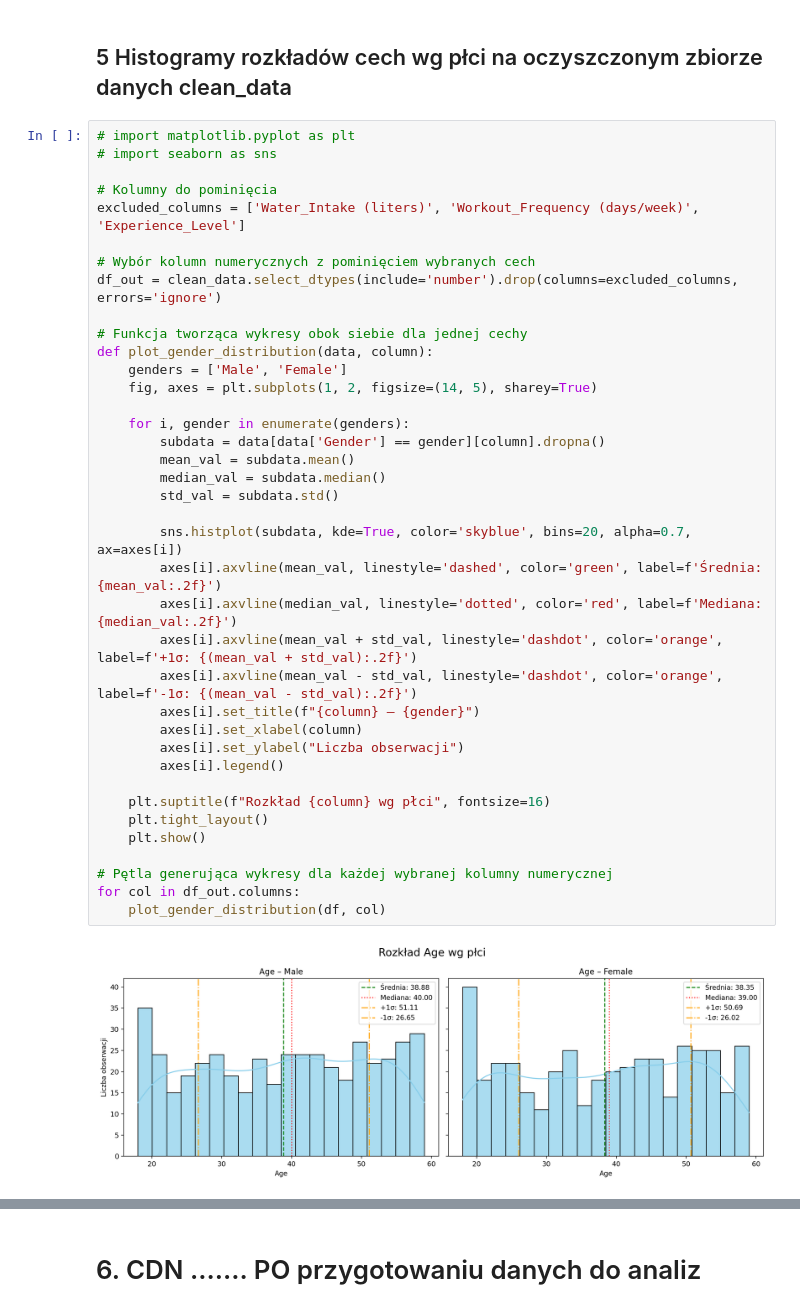
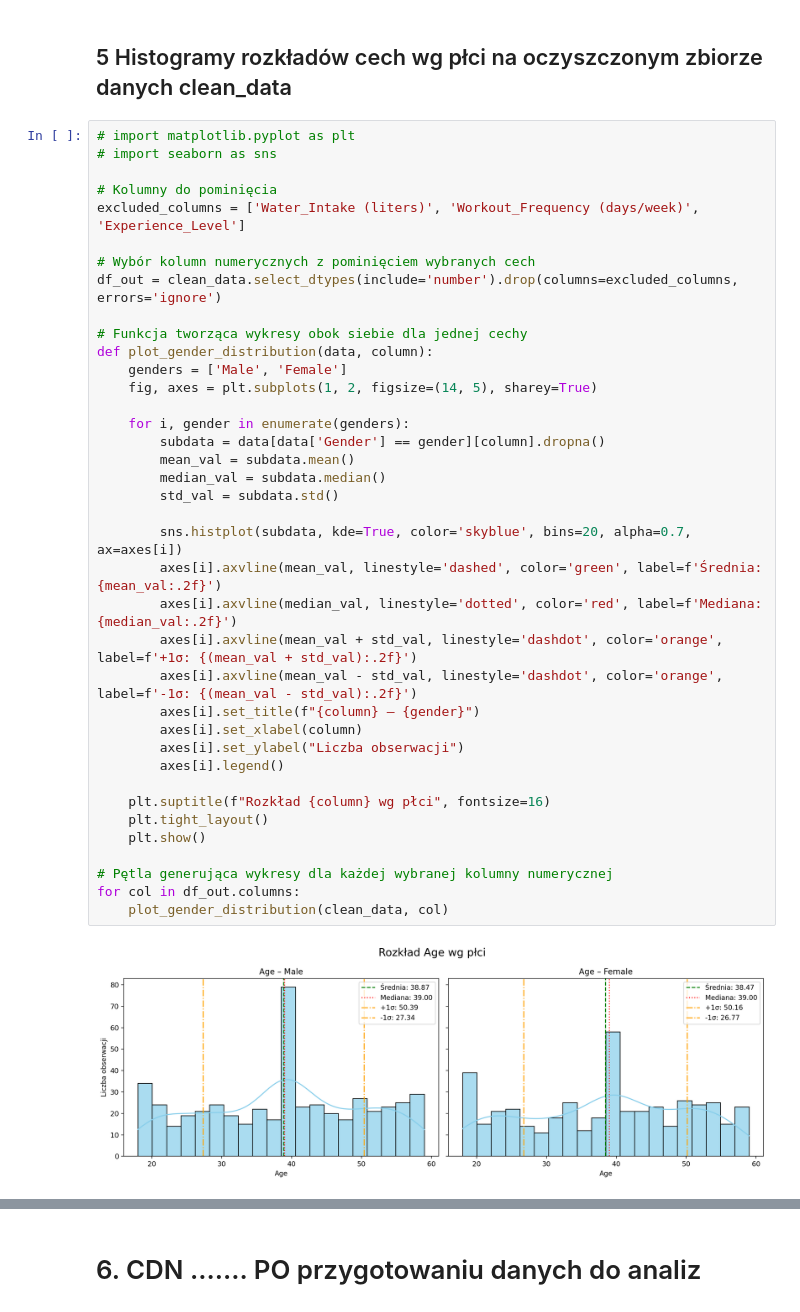
Before and after one commit to annwroblewska/projekt_SAD, a Jupyter notebook: projekt_SAD_ARP.ipynb, the cells around one changed output, grey strips where cells are left out. Cells and saved outputs as stored; diff of their text form.

```diff
--- a/projekt_SAD_ARP.ipynb
+++ b/projekt_SAD_ARP.ipynb
@@ -907,32 +907,32 @@ excluded_columns = ['Water_Intake (liters)', 'Workout_Frequency (days/week)', 'E
 df_out = clean_data.select_dtypes(include='number').drop(columns=excluded_columns, errors='ignore')
 
 # Funkcja tworząca wykresy obok siebie dla jednej cechy
 def plot_gender_distribution(data, column):
     genders = ['Male', 'Female']
     fig, axes = plt.subplots(1, 2, figsize=(14, 5), sharey=True)
 
     for i, gender in enumerate(genders):
         subdata = data[data['Gender'] == gender][column].dropna()
         mean_val = subdata.mean()
         median_val = subdata.median()
         std_val = subdata.std()
 
         sns.histplot(subdata, kde=True, color='skyblue', bins=20, alpha=0.7, ax=axes[i])
         axes[i].axvline(mean_val, linestyle='dashed', color='green', label=f'Średnia: {mean_val:.2f}')
         axes[i].axvline(median_val, linestyle='dotted', color='red', label=f'Mediana: {median_val:.2f}')
         axes[i].axvline(mean_val + std_val, linestyle='dashdot', color='orange', label=f'+1σ: {(mean_val + std_val):.2f}')
         axes[i].axvline(mean_val - std_val, linestyle='dashdot', color='orange', label=f'-1σ: {(mean_val - std_val):.2f}')
         axes[i].set_title(f"{column} – {gender}")
         axes[i].set_xlabel(column)
         axes[i].set_ylabel("Liczba obserwacji")
         axes[i].legend()
 
     plt.suptitle(f"Rozkład {column} wg płci", fontsize=16)
     plt.tight_layout()
     plt.show()
 
 # Pętla generująca wykresy dla każdej wybranej kolumny numerycznej
 for col in df_out.columns:
-    plot_gender_distribution(df, col)
+    plot_gender_distribution(clean_data, col)
 # %% [output]
-[figure, old version]
+[figure, new version]
```
Also changed, not shown: parts of 5 cells of this notebook.
